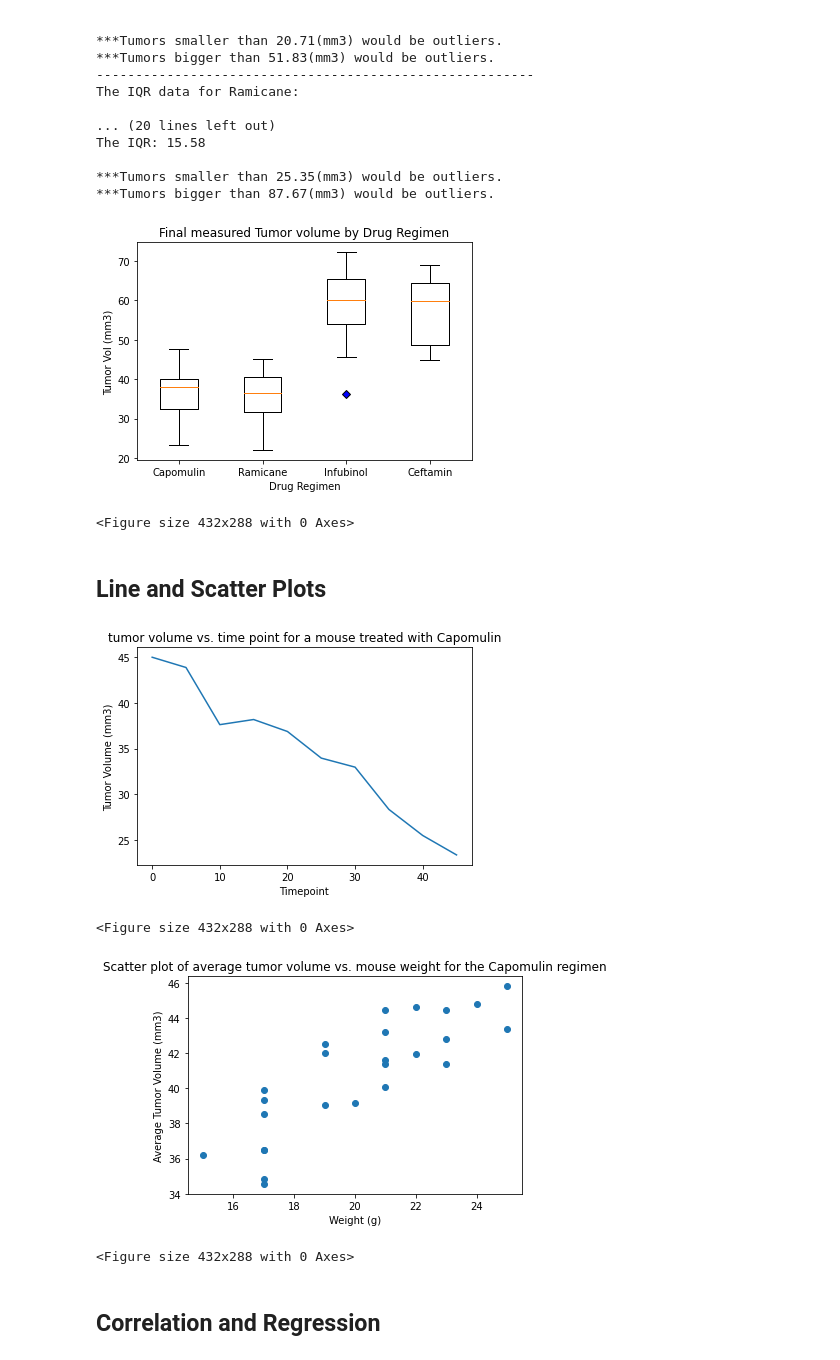
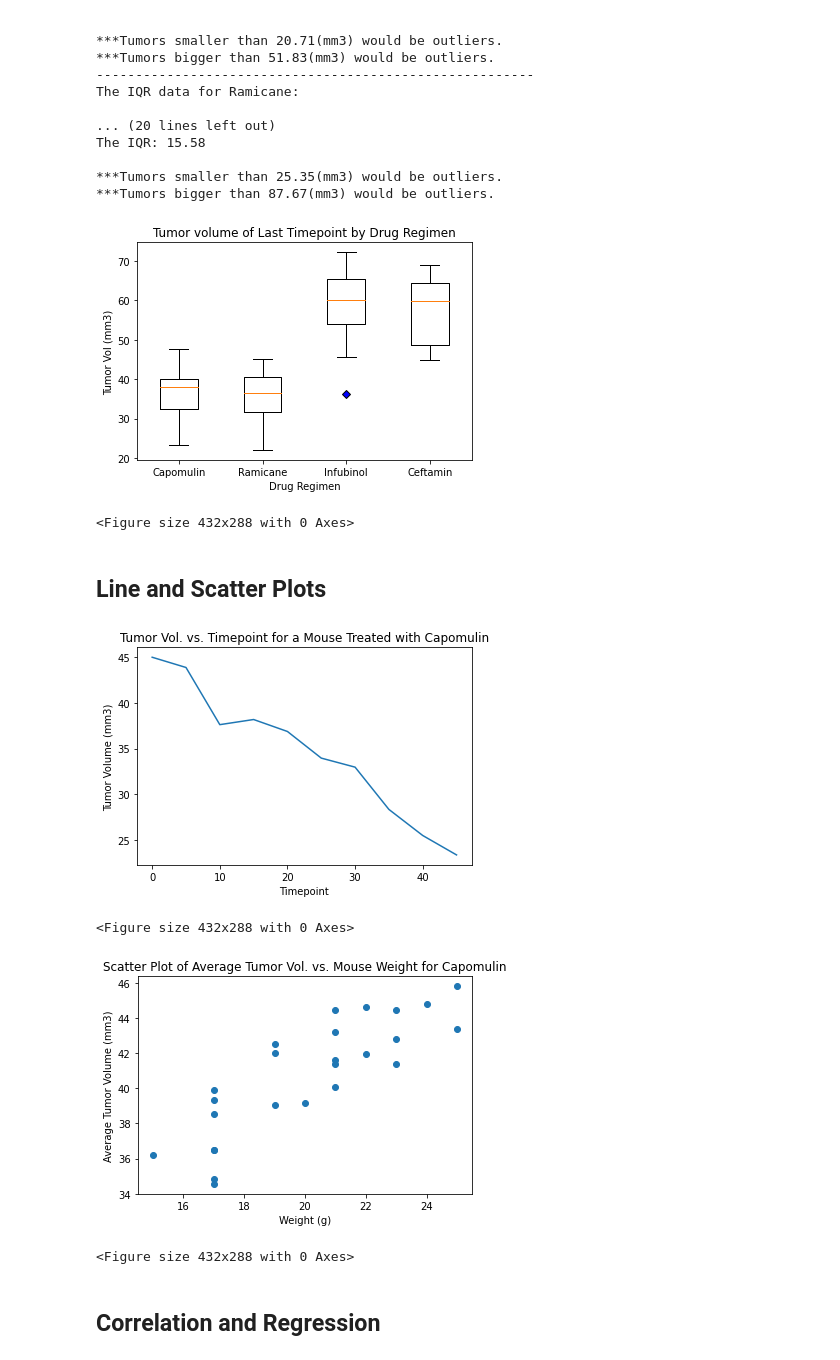
Before and after one commit to eliot1335/Pymaceuticals--Matplotlib-Visualization, a Jupyter notebook: Pymaceuticals/pymaceuticals.ipynb, the cells around one changed output. Saved outputs shown, nothing was run; the diff lists cells and outputs as text; code cells hidden in the pictures.

Commit message:
more chart refinement

```diff
--- a/Pymaceuticals/pymaceuticals.ipynb
+++ b/Pymaceuticals/pymaceuticals.ipynb
@@ -280,16 +280,16 @@ The IQR: 15.58
 # %%
 # Generate a box plot of the final tumor volume of each mouse across four regimens of interest
 fig1, ax = plt.subplots()
-ax.set_title("Final measured Tumor volume by Drug Regimen")
+ax.set_title("Tumor volume of Last Timepoint by Drug Regimen")
 ax.set_xlabel("Drug Regimen")
 ax.set_ylabel("Tumor Vol (mm3)")
-blue_diamond = dict(markerfacecolor='b', marker='D')
+blue_diamond = dict(markerfacecolor = "b", marker = "D")
 ax.boxplot(tumor_vol, flierprops = blue_diamond) # revisit
 plt.xticks([1, 2, 3, 4], treatments)
 plt.show()
 plt.tight_layout()
 # %% [output]
-[figure, old version]
+[figure, new version]
 <Figure size 432x288 with 0 Axes>
 # %% [markdown]
 ## Line and Scatter Plots
@@ -303,34 +303,34 @@ capo_mouse_tumor_vol = cleaned_df.loc[cleaned_df["Mouse ID"] == capo_mouse , "Tu
 capo_mouse_timepoint = cleaned_df.loc[cleaned_df["Mouse ID"] == capo_mouse , "Timepoint"]
 
 plt.plot(capo_mouse_timepoint, capo_mouse_tumor_vol)
-plt.title("tumor volume vs. time point for a mouse treated with Capomulin")
+plt.title("Tumor Vol. vs. Timepoint for a Mouse Treated with Capomulin")
 plt.xlabel("Timepoint")
 plt.ylabel("Tumor Volume (mm3)")
 plt.show()
 plt.tight_layout()
 # %% [output]
-[figure, old version]
+[figure, new version]
 <Figure size 432x288 with 0 Axes>
 # %%
 # Generate a scatter plot of average tumor volume vs. mouse weight for the Capomulin regimen
 
 # Create a df containing only  mice treated with Capomulin and average out values for all columns
 treatment_capo = cleaned_df[cleaned_df["Drug Regimen"].isin(["Capomulin"])]
 capo_avg = treatment_capo.groupby("Mouse ID").mean()
 capo_avg_df = pd.DataFrame(capo_avg)
 
 
 capo_weight = capo_avg_df["Weight (g)"]
 capo_tumor_vol = capo_avg_df["Tumor Volume (mm3)"]
 
 plt.scatter(capo_weight, capo_tumor_vol)
-plt.title("Scatter plot of average tumor volume vs. mouse weight for the Capomulin regimen")
+plt.title("Scatter Plot of Average Tumor Vol. vs. Mouse Weight for Capomulin")
 plt.xlabel("Weight (g)")
 plt.ylabel("Average Tumor Volume (mm3)")
 plt.show()
 plt.tight_layout()
 # %% [output]
-[figure, old version]
+[figure, new version]
 <Figure size 432x288 with 0 Axes>
 # %% [markdown]
 ## Correlation and Regression
```
Also changed, not shown: parts of 2 cells of this notebook.
